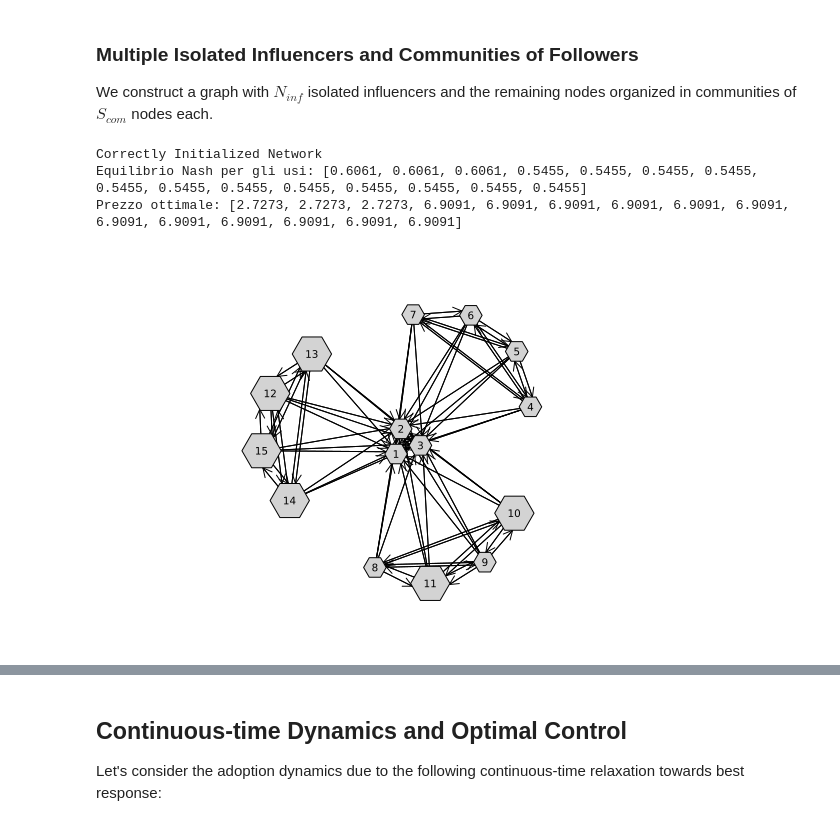
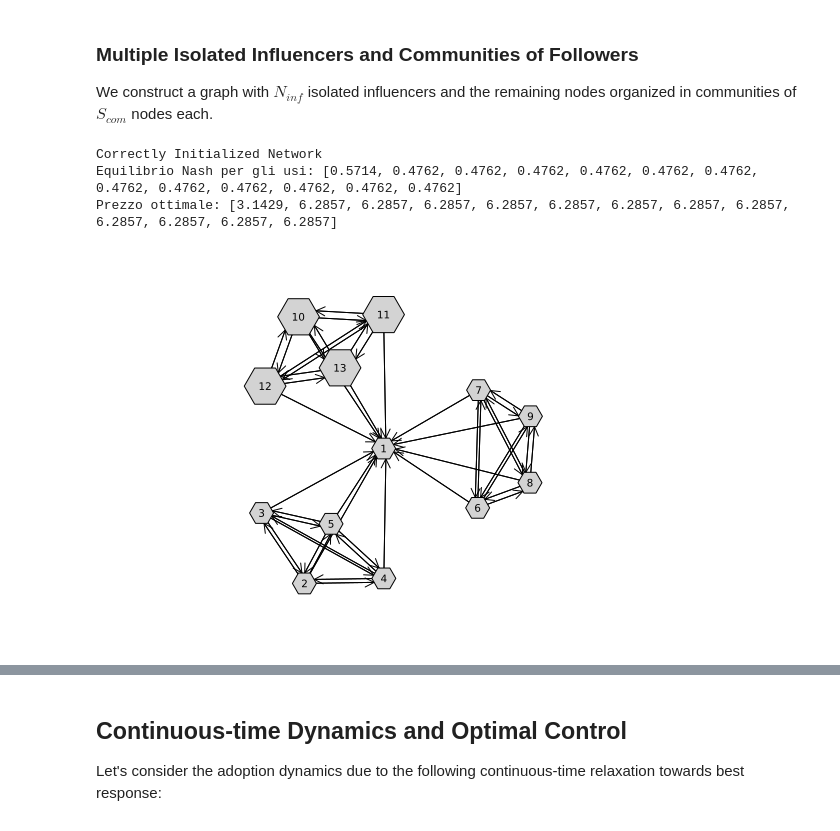
Before and after one commit to capoindiscusso/Game_Theory, a Jupyter notebook: Game Theory/Optimal_Pricing.ipynb, the cells around one changed output, grey strips where cells are left out. Drawn from its saved outputs; the diff is of its cells as text; code cells hidden in the pictures.

```diff
--- a/Game Theory/Optimal_Pricing.ipynb
+++ b/Game Theory/Optimal_Pricing.ipynb
@@ -982,34 +656,30 @@ We construct a graph with $N_{inf}$ isolated influencers and the remaining nodes
 # %%
 N_infl = 1
 S_com = 4
 n_com = 3;
 N = N_infl + n_com*S_com
 a = 10.0
 b = 12.0
 c = 2.0
 
-G = zeros(N, N)
-for i in 0:n_com-1
-    G[N_infl+1+S_com*i:N_infl+S_com+i*S_com, N_infl+1+S_com*i:N_infl+S_com+i*S_com] = createGraphFullyConnected(S_com)
-end
-G[N_infl+1:N, 1:N_infl] .= 1.0
+G = createGraphInfluencersCommunities(N_infl, S_com, n_com)
 
 checkParameters(G, a, b, c)
 
 M = influenceMatrix(G, b)
 
 x_star = bestResponse(M, a, b, c)
 println("Equilibrio Nash per gli usi: ", round.(x_star, digits=4))
 
 p_star = bestPrice(M, a, b, c)
 println("Prezzo ottimale: ", round.(p_star, digits=4))
 
 
 
 
 graphplot(G, names=1:N, nodesize=0.3, curves=false, markercolor=:lightgrey)
 # %% [output]
 Correctly Initialized Network
-Equilibrio Nash per gli usi: [0.6061, 0.6061, 0.6061, 0.5455, 0.5455, 0.5455, 0.5455, 0.5455, 0.5455, 0.5455, 0.5455, 0.5455, 0.5455, 0.5455, 0.5455]
-Prezzo ottimale: [2.7273, 2.7273, 2.7273, 6.9091, 6.9091, 6.9091, 6.9091, 6.9091, 6.9091, 6.9091, 6.9091, 6.9091, 6.9091, 6.9091, 6.9091]
+Equilibrio Nash per gli usi: [0.5714, 0.4762, 0.4762, 0.4762, 0.4762, 0.4762, 0.4762, 0.4762, 0.4762, 0.4762, 0.4762, 0.4762, 0.4762]
+Prezzo ottimale: [3.1429, 6.2857, 6.2857, 6.2857, 6.2857, 6.2857, 6.2857, 6.2857, 6.2857, 6.2857, 6.2857, 6.2857, 6.2857]
-[figure, old version]
+[figure, new version]
```
Also changed, not shown: parts of 15 cells of this notebook.
